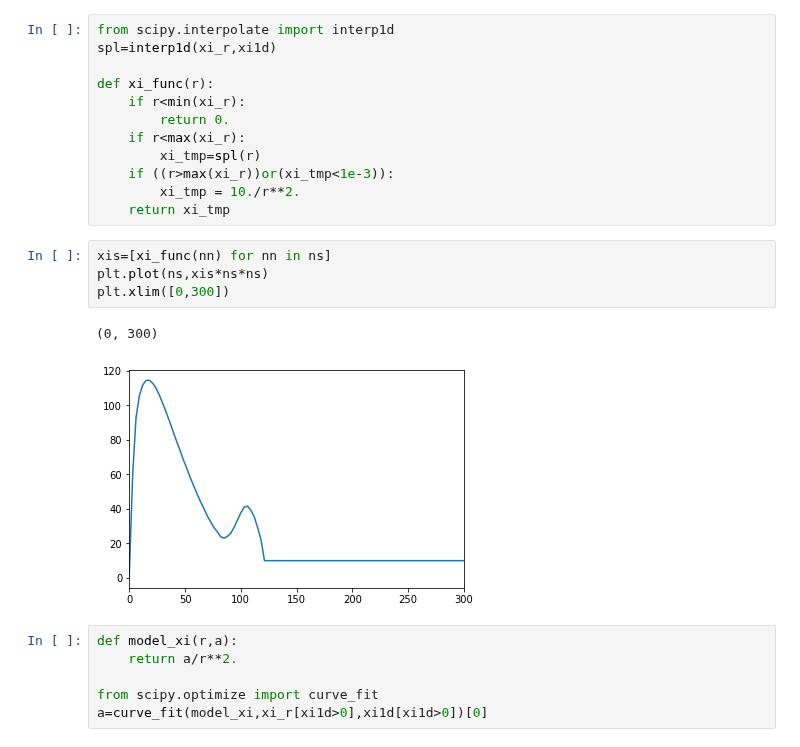
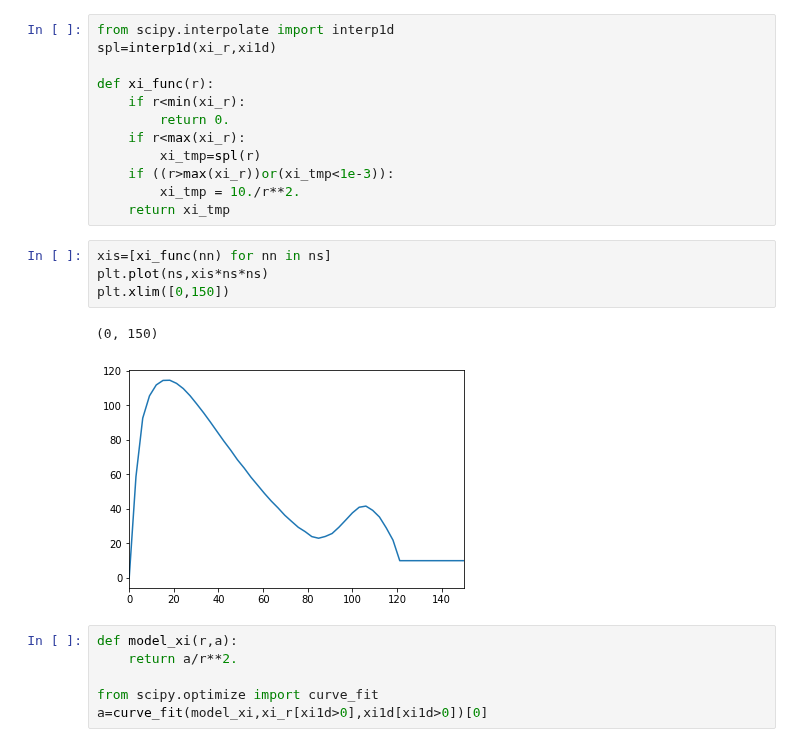
Before and after one commit to oliverphilcox/RascalC, a Jupyter notebook: jupyter/Xi(r) Kernel Probability.ipynb, the cells around one changed output. Saved outputs shown, nothing was run; the diff lists cells and outputs as text.

```diff
--- a/jupyter/Xi(r) Kernel Probability.ipynb
+++ b/jupyter/Xi(r) Kernel Probability.ipynb
@@ -24,10 +24,10 @@ def xi_func(r):
 # %%
 xis=[xi_func(nn) for nn in ns]
 plt.plot(ns,xis*ns*ns)
-plt.xlim([0,300])
+plt.xlim([0,150])
 # %% [output]
-(0, 300)
+(0, 150)
-[figure, old version]
+[figure, new version]
 # %%
 def model_xi(r,a):
     return a/r**2.
```
Also changed, not shown: parts of 2 cells of this notebook, 4 other files.
